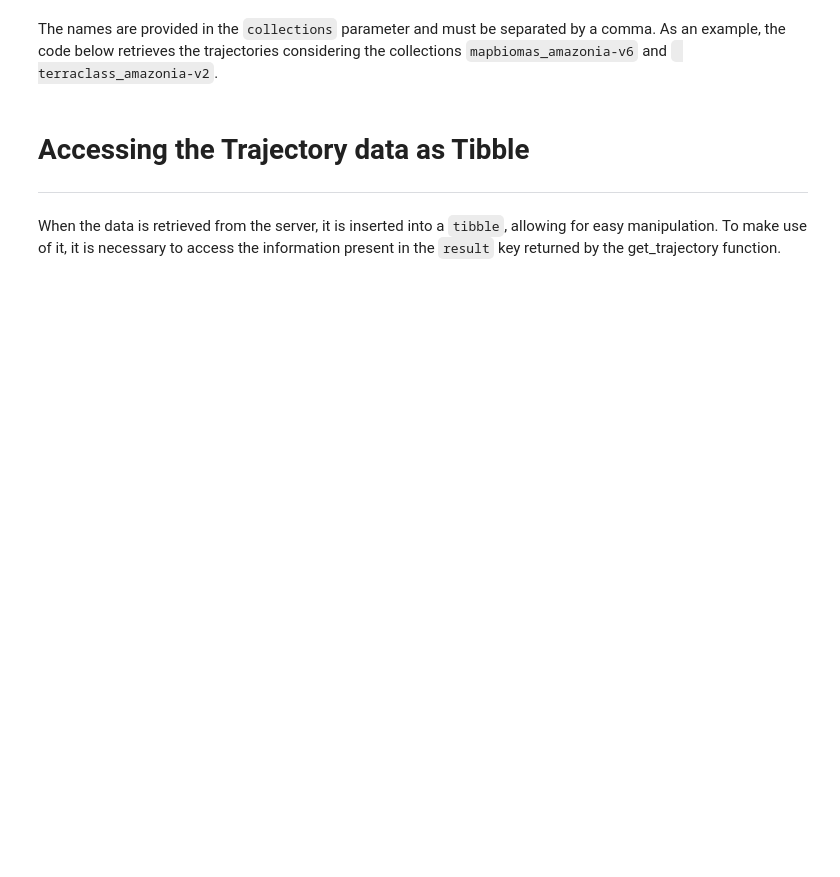
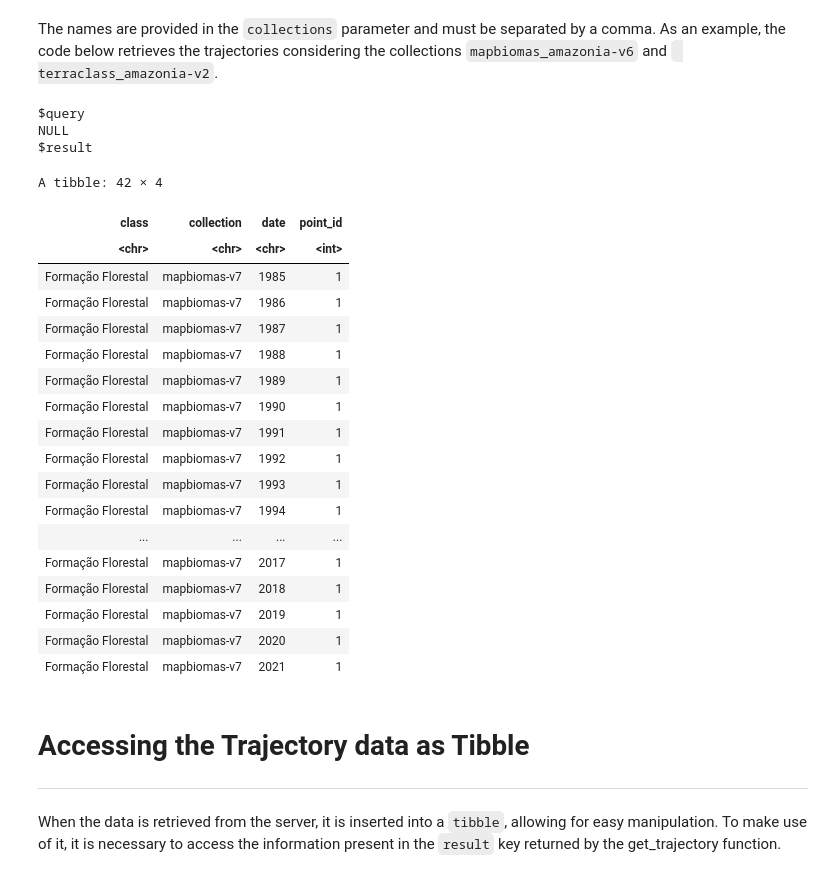
Before and after one commit to brazil-data-cube/code-gallery, a Jupyter notebook: jupyter/R/wlts/wlts-introduction.ipynb, the cells around one changed output. Drawn from its saved outputs; the diff is of its cells as text; code cells hidden in the pictures; blank space fills up the shorter version.

```diff
--- a/jupyter/R/wlts/wlts-introduction.ipynb
+++ b/jupyter/R/wlts/wlts-introduction.ipynb
@@ -185,3 +259,28 @@ trj_tc_map_amazon1
+# %%
+head(trj_tc_map_amazon1, 20)
+# %% [output]
+$query
+NULL
+$result
+A tibble: 42 × 4
+| class | collection | date | point_id |
+| <chr> | <chr> | <chr> | <int> |
+| Formação Florestal | mapbiomas-v7 | 1985 | 1 |
+| Formação Florestal | mapbiomas-v7 | 1986 | 1 |
+| Formação Florestal | mapbiomas-v7 | 1987 | 1 |
+| Formação Florestal | mapbiomas-v7 | 1988 | 1 |
+| Formação Florestal | mapbiomas-v7 | 1989 | 1 |
+| Formação Florestal | mapbiomas-v7 | 1990 | 1 |
+| Formação Florestal | mapbiomas-v7 | 1991 | 1 |
+| Formação Florestal | mapbiomas-v7 | 1992 | 1 |
+| Formação Florestal | mapbiomas-v7 | 1993 | 1 |
+| Formação Florestal | mapbiomas-v7 | 1994 | 1 |
+| ... | ... | ... | ... |
+| Formação Florestal | mapbiomas-v7 | 2017 | 1 |
+| Formação Florestal | mapbiomas-v7 | 2018 | 1 |
+| Formação Florestal | mapbiomas-v7 | 2019 | 1 |
+| Formação Florestal | mapbiomas-v7 | 2020 | 1 |
+| Formação Florestal | mapbiomas-v7 | 2021 | 1 |
 # %% [markdown]
 # Accessing the Trajectory data as Tibble
 <hr style="border:1px solid #0077b9;">
```
Also changed, not shown: parts of 17 cells of this notebook, 7 other files.
